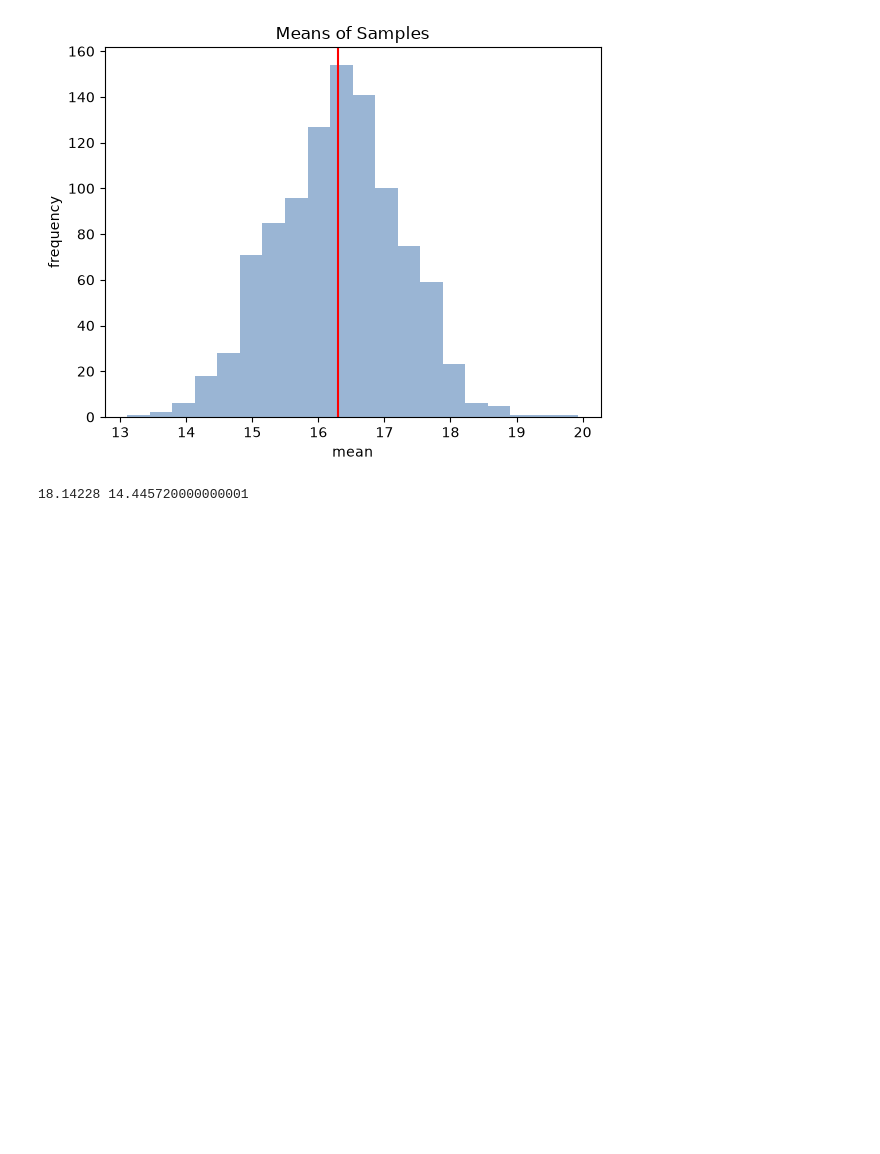
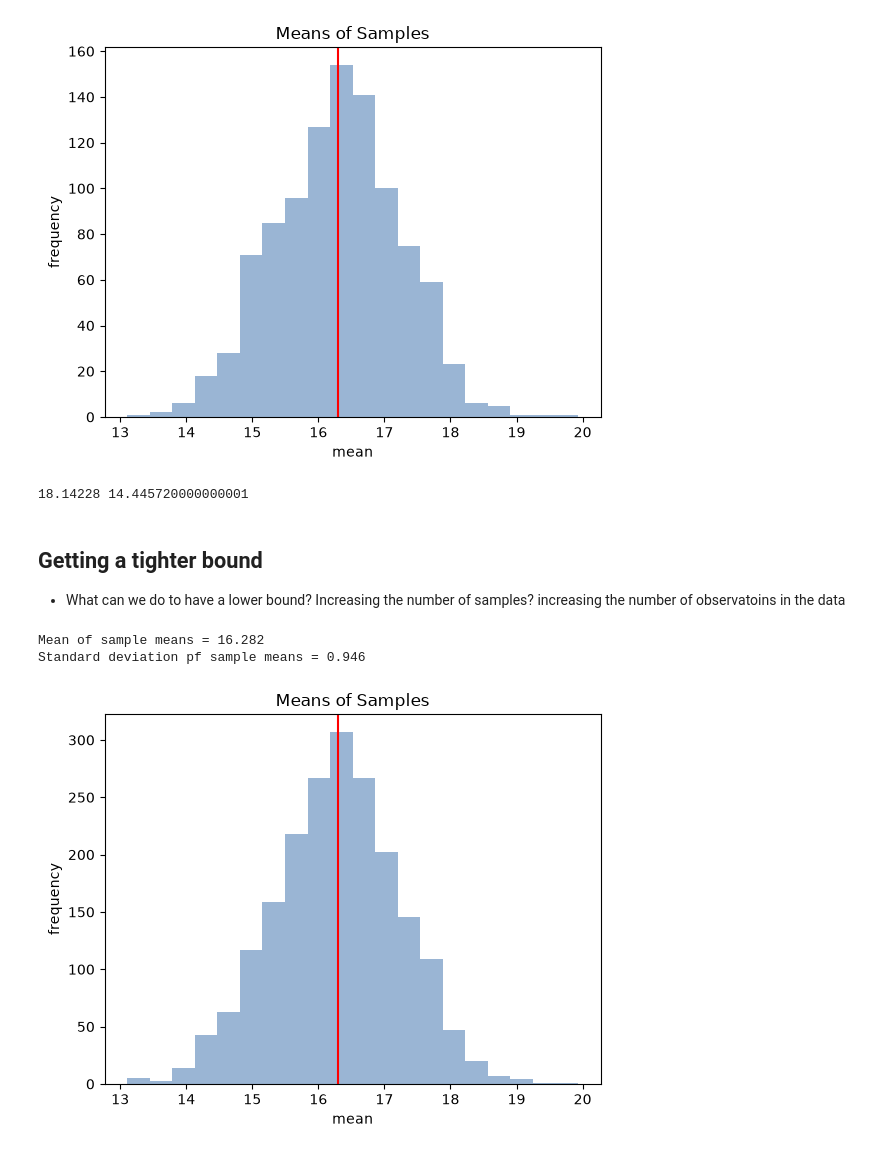
Before and after one commit to FerCorcuera/mit-datascience-6.0002, a Jupyter notebook: notes/8_Sampling_and_standard_error.ipynb, the cells around one changed output. Cells and saved outputs as stored; diff of their text form; code cells hidden in the pictures; blank space fills up the shorter version.

```diff
--- a/notes/8_Sampling_and_standard_error.ipynb
+++ b/notes/8_Sampling_and_standard_error.ipynb
@@ -152,3 +144,29 @@ print(upper, lower)
 # includes the pop mean... but pretty wide!
 # %% [output]
 18.14228 14.445720000000001
+# %% [markdown]
+## Getting a tighter bound
+
+- What can we do to have a lower bound? Increasing the number of samples? increasing the number of observatoins in the data
+# %%
+random.seed(0)
+sampleSize = 100
+numSamples = 2000
+sampleMeans = []
+for i in range(numSamples):
+    sample = random.sample(population, sampleSize)
+    popMean, sampleMean, popSD, sampleSD = getMeanAndSds(
+        population, sample, verbose=False
+    )
+    sampleMeans.append(sampleMean)
+
+print(f"Mean of sample means = {round(sum(sampleMeans)/ len(sampleMeans), 3)}")
+print(f"Standard deviation pf sample means = {round(np.std(sampleMeans),3)}")
+
+makeHist(sampleMeans, "Means of Samples", "mean", "frequency")
+plt.axvline(x=popMean, color="r")
+plt.show()
+# %% [output]
+Mean of sample means = 16.282
+Standard deviation pf sample means = 0.946
+[figure, added]
```
Also changed, not shown: parts of 29 cells of this notebook, 1 other file.
